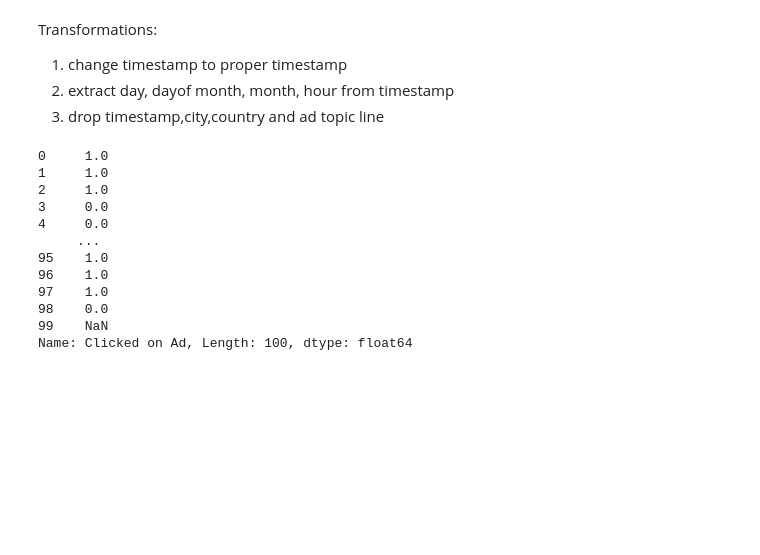
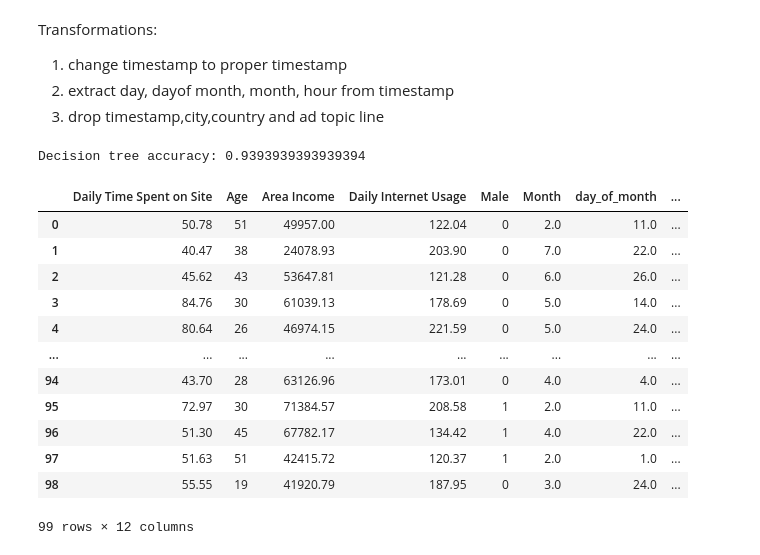
Before and after one commit to malachowicz1/ML, a Jupyter notebook: Ad_Click_Prediction/model.ipynb, the cells around one changed output. Drawn from its saved outputs; the diff is of its cells as text; code cells hidden in the pictures; blank space fills up the shorter version.

```diff
--- a/Ad_Click_Prediction/model.ipynb
+++ b/Ad_Click_Prediction/model.ipynb
@@ -170,3 +161,17 @@ Confusion matrix:
+# %%
+def full_pipeline(data_csv):
+    data_csv['Timestamp']=pd.to_datetime(data_csv['Timestamp'])
+    data_csv['Month'] = data_csv['Timestamp'].dt.month
+    data_csv['day_of_month']=pd.to_datetime(data_csv['Timestamp']).dt.day
+    data_csv['day_of_week']=pd.to_datetime(data_csv['Timestamp']).dt.dayofweek
+    data_csv['Hour'] = data_csv['Timestamp'].dt.hour
+
+    data_csv = data_csv.drop(['Timestamp'], axis=1)
+    data_csv=data_csv.drop(['Ad Topic Line', 'City','Country'],1)
+    data_csv=data_csv.dropna()
+    data_csv=data_csv[['Daily Time Spent on Site', 'Age', 'Area Income', 'Daily Internet Usage',
+    'Male', 'Month', 'day_of_month' ,'day_of_week','Hour','Clicked on Ad']]
+    return data_csv
 # %% [markdown]
 Transformations:
 1. change timestamp to proper timestamp
@@ -175,24 +180,34 @@ Transformations:
 # %%
 
 test_data=pd.read_csv('test_data.csv')
+test_data=full_pipeline(test_data)
 
 X_test = test_data.drop("Clicked on Ad", axis=1)
 y_test = test_data["Clicked on Ad"].copy()
-#X_test_prepared = full_pipeline.transform(X_test)
+X_test_prepared = X_test
 
-#final_predictions = final_model.predict(X_test_prepared)
+final_predictions = model_2.predict(X_test_prepared)
+
+print('Decision tree accuracy:', accuracy_score(final_predictions, y_test))
+# %% [output]
+Decision tree accuracy: 0.9393939393939394
-# %%
-y_test
-# %% [output]
-0     1.0
-1     1.0
-2     1.0
-3     0.0
-4     0.0
-     ...
-95    1.0
-96    1.0
-97    1.0
-98    0.0
-99    NaN
-Name: Clicked on Ad, Length: 100, dtype: float64
+# %%
+test_data['Predictions'] = final_predictions
+# %%
+test_data['Result'] = np.where(test_data['Clicked on Ad']==test_data['Predictions'],'Pass','Mistake')
+# %%
+test_data
+# %% [output]
+|  | Daily Time Spent on Site | Age | Area Income | Daily Internet Usage | Male | Month | day_of_month | ... |
+| 0 | 50.78 | 51 | 49957.00 | 122.04 | 0 | 2.0 | 11.0 | ... |
+| 1 | 40.47 | 38 | 24078.93 | 203.90 | 0 | 7.0 | 22.0 | ... |
+| 2 | 45.62 | 43 | 53647.81 | 121.28 | 0 | 6.0 | 26.0 | ... |
+| 3 | 84.76 | 30 | 61039.13 | 178.69 | 0 | 5.0 | 14.0 | ... |
+| 4 | 80.64 | 26 | 46974.15 | 221.59 | 0 | 5.0 | 24.0 | ... |
+| ... | ... | ... | ... | ... | ... | ... | ... | ... |
+| 94 | 43.70 | 28 | 63126.96 | 173.01 | 0 | 4.0 | 4.0 | ... |
+| 95 | 72.97 | 30 | 71384.57 | 208.58 | 1 | 2.0 | 11.0 | ... |
+| 96 | 51.30 | 45 | 67782.17 | 134.42 | 1 | 4.0 | 22.0 | ... |
+| 97 | 51.63 | 51 | 42415.72 | 120.37 | 1 | 2.0 | 1.0 | ... |
+| 98 | 55.55 | 19 | 41920.79 | 187.95 | 0 | 3.0 | 24.0 | ... |
+99 rows × 12 columns
```
Also changed, not shown: parts of 7 cells of this notebook, 1 other file.
